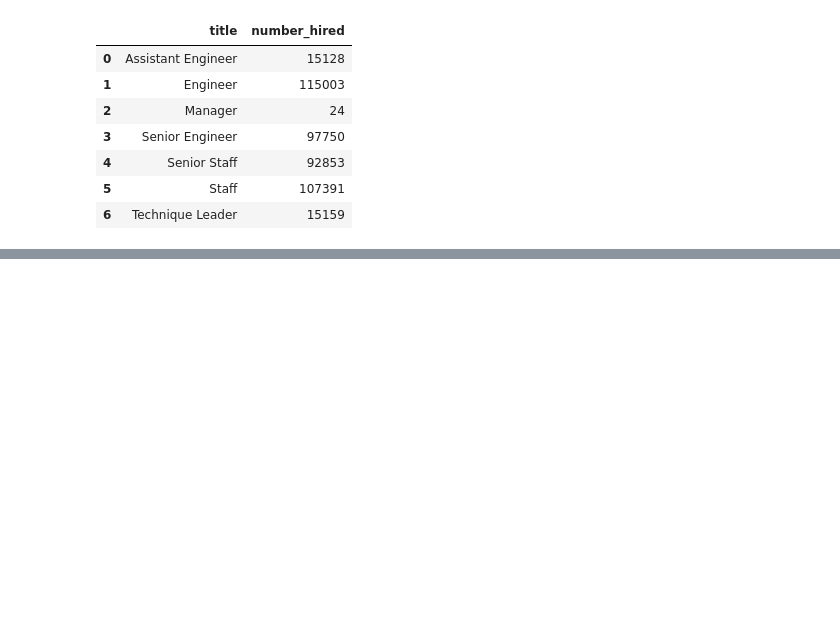
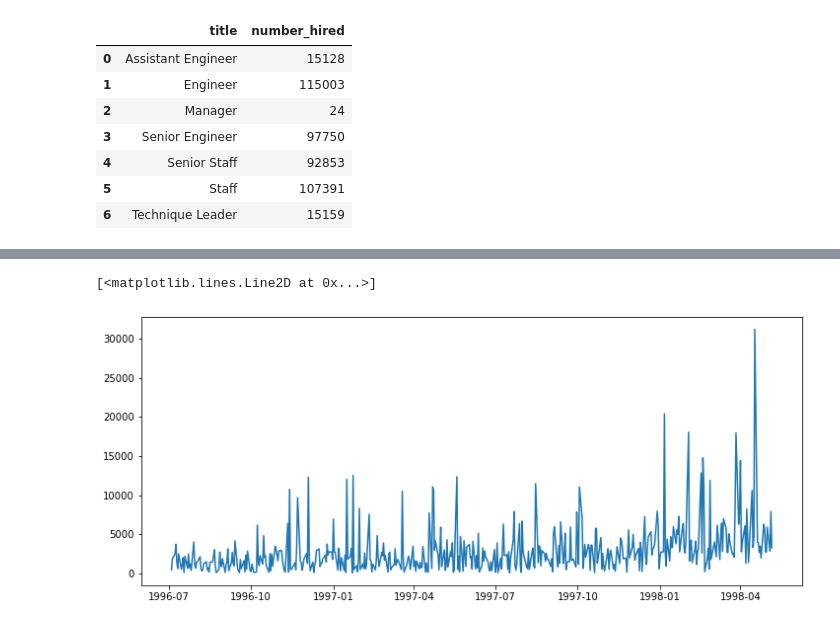
Before and after one commit to xning11/SQLpractice, a Jupyter notebook: mysql-in-python.ipynb, the cells around one changed output, grey strips where cells are left out. Drawn from its saved outputs; the diff is of its cells as text; code cells hidden in the pictures; blank space fills up the shorter version.

```diff
--- a/mysql-in-python.ipynb
+++ b/mysql-in-python.ipynb
@@ -149,0 +184,2 @@ sql_to_pd(query1)
+# %%
+result = %sql SELECT o.OrderID, o.CustomerID, o.EmployeeID, o.OrderDate, p.amount FROM Orders o JOIN (SELECT OrderID, SUM(UnitPrice * Quantity) AS Amount FROM Order_Details GROUP BY OrderID) p USING(OrderID) ORDER BY OrderID;
@@ -149,0 +197,3 @@ sql_to_pd(query1)
+# %%
+df = result.DataFrame()
+df.head(10)
@@ -149,0 +235,3 @@ sql_to_pd(query1)
+# %%
+amounts = pd.pivot_table(df,values='amount',index='OrderDate',aggfunc=np.sum,fill_value=0)
+amounts.head(10)
@@ -149,0 +251,7 @@ sql_to_pd(query1)
+# %%
+amounts.index = pd.to_datetime(amounts.index)
+plt.figure(figsize=(12,5))
+plt.plot(amounts)
+# %% [output]
+[<matplotlib.lines.Line2D at 0x...>]
+[figure, added]
```
Also changed, not shown: parts of 9 cells of this notebook.
